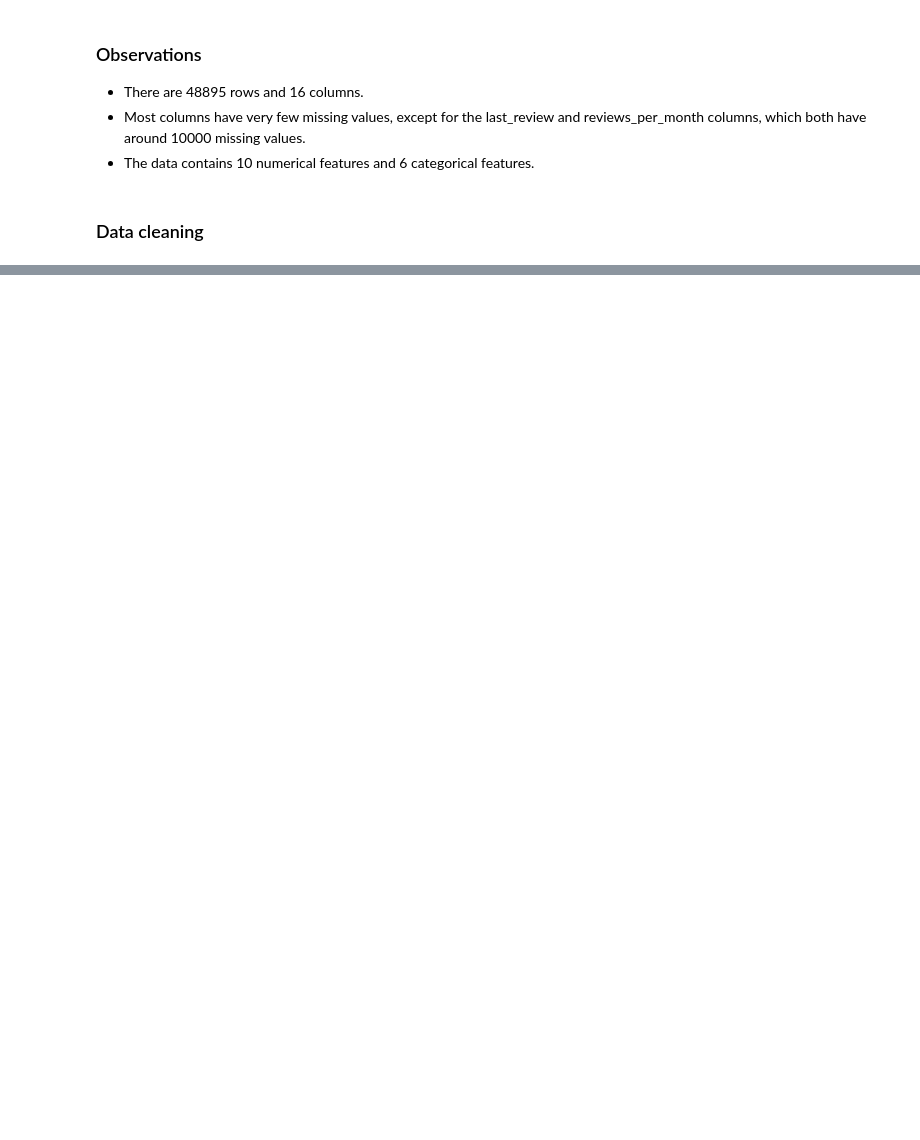
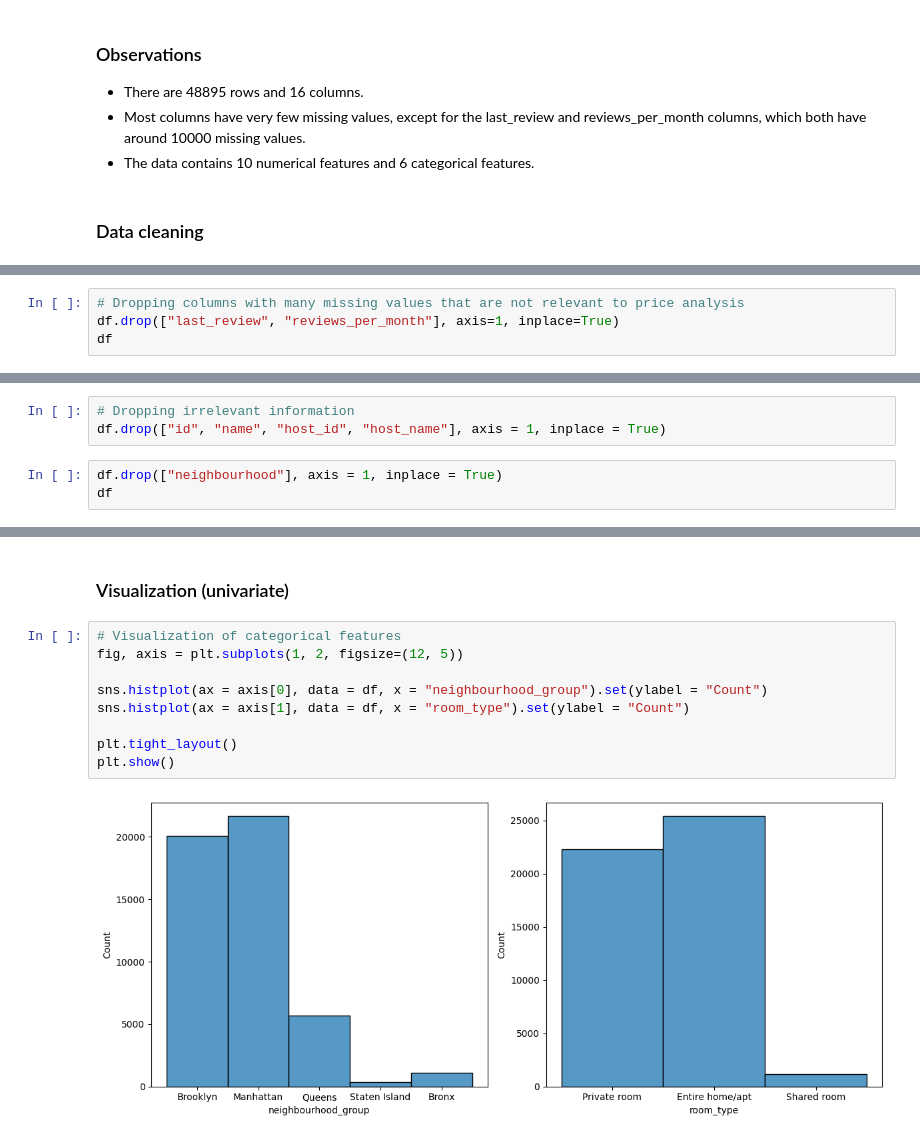
Before and after one commit to 4GeeksAcademy/josefina-aispuro-merelles-machine-learning, a Jupyter notebook: src/00-eda-airbnb-ny.ipynb, the cells around one changed output, grey strips where cells are left out. Cells and saved outputs as stored; diff of their text form; blank space fills up the shorter version.

Commit message:
Visualization in progress

```diff
--- a/src/00-eda-airbnb-ny.ipynb
+++ b/src/00-eda-airbnb-ny.ipynb
@@ -75,0 +99,4 @@ df.describe().T
+# %%
+# Dropping columns with many missing values that are not relevant to price analysis
+df.drop(["last_review", "reviews_per_month"], axis=1, inplace=True)
+df
@@ -75,0 +117,6 @@ df.describe().T
+# %%
+# Dropping irrelevant information
+df.drop(["id", "name", "host_id", "host_name"], axis = 1, inplace = True)
+# %%
+df.drop(["neighbourhood"], axis = 1, inplace = True)
+df
@@ -75,0 +141,13 @@ df.describe().T
+# %% [markdown]
+### Visualization (univariate)
+# %%
+# Visualization of categorical features
+fig, axis = plt.subplots(1, 2, figsize=(12, 5))
+
+sns.histplot(ax = axis[0], data = df, x = "neighbourhood_group").set(ylabel = "Count")
+sns.histplot(ax = axis[1], data = df, x = "room_type").set(ylabel = "Count")
+
+plt.tight_layout()
+plt.show()
+# %% [output]
+[figure, added]
```
Also changed, not shown: parts of 15 cells of this notebook.
